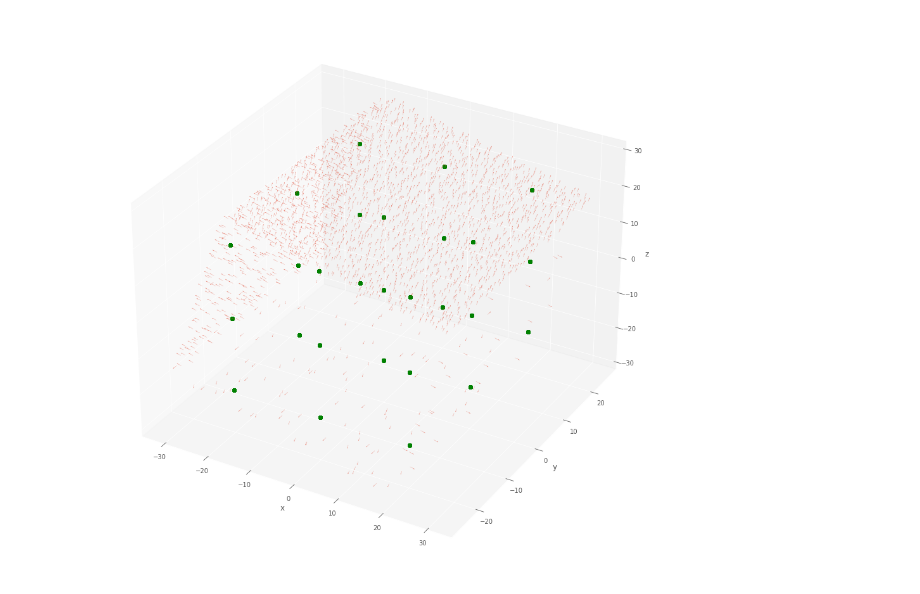
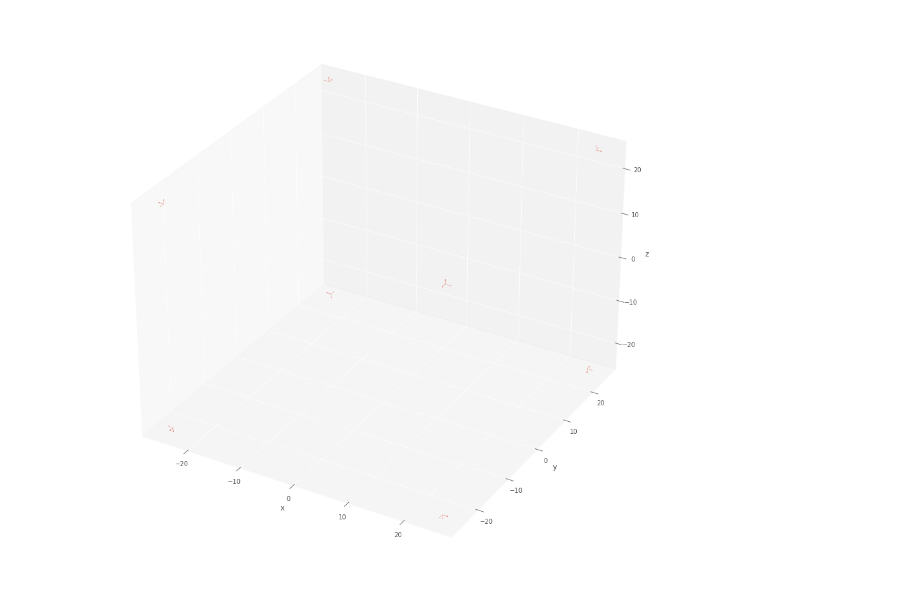
Before and after one commit to sketchbooks99/mypt, a Jupyter notebook: src/python/Plot Vector at intersection.ipynb, the cells around one changed output. Drawn from its saved outputs; the diff is of its cells as text; code cells hidden in the pictures.

```diff
--- a/src/python/Plot Vector at intersection.ipynb
+++ b/src/python/Plot Vector at intersection.ipynb
@@ -97,20 +97,21 @@ def is_normal_reversed(p, n, sphere):
         return False
 
 def plot_normal(config, axes, scale=10, orig_name='p'):
-    # Make the grid
-    x, y, z = np.meshgrid(np.linspace(-2*scale, 2*scale, 3),
-                          np.linspace(-2*scale, 2*scale, 3),
-                          np.linspace(-2*scale, 2*scale, 3))
-    p = intersect_config['p']*scale
+    p = config[orig_name]*scale
+    n = config['normal']
 
-def plot_intersect(config, axes, scale=10):
+    axes.set(xlabel='x', ylabel='y', zlabel='z')
+    axes.quiver(p.x, p.y, p.z, n.x, n.y, n.z, linewidth=0.2)
+
+def plot_intersect(config, axes, dir_names, scale=10):
+    p = config['p']*scale
+
+    for d in dir_names:
+        v = config[d]
+        axes.quiver(p.x, p.y, p.z, v.x, v.y, v.z, linewidth=0.2)
 
 # ref(plot vector): https://sabopy.com/py/matplotlib_3d_13/
 def plot_intersect_with_vector(config, axes, scale=10, sphere=None):
-    # Make the grid
-    x, y, z = np.meshgrid(np.linspace(-2*scale,2*scale,3),
-                          np.linspace(-2*scale,2*scale,3),
-                          np.linspace(-2*scale,2*scale,3))
 
     # Pass the config to variables
     is_into = intersect_config['into']
@@ -119,43 +120,34 @@ def plot_intersect_with_vector(config, axes, scale=10, sphere=None):
     outdir = intersect_config['dir']
     n = intersect_config['normal']
     indir = intersect_config['in']
     in2p = p - indir
 
     # Make the direction data for the arrows
     axes.set(xlabel='x', ylabel='y', zlabel='z')
     axes.quiver(p.x, p.y, p.z, n.x, n.y, n.z, linewidth=0.2);
-    axes.plot(x.ravel(), y.ravel(), z.ravel(), 'go')
 
 def main():
     datapath = "../../cube.log"
     with open(datapath, 'r') as log:
         lines = log.readlines()
 
     in_cnt = 0
     n_in_cnt = 0
     cnt = 0
     fig, axes = prepare_3dplot()
     for l in lines:
         config = extract_intersect_config(l)
-        if not 'into' in config.keys():
+        if not 'p0' in config.keys():
             continue
-
-#         if is_normal_reversed(config['p'], config['normal'], sphere):
-#             n_in_cnt += 1
-
-        if cnt % 10 == 0:
-            plot_intersect_with_vector(config, axes)
-#         if not 'p' in config.keys() or not'in' in config.keys():
-#             continue
-#         if is_into(config['p'], config['in'], sphere):
-#             in_cnt += 1
+        for p in ['p0', 'p1', 'p2']:
+            plot_normal(config, axes, orig_name=p)
         cnt += 1
 #     print(in_cnt / len(lines))
     plt.show()
 #     print(n_in_cnt / cnt)
 #     plt.savefig('figure.png')
 
 if __name__ == "__main__":
     main()
 # %% [output]
-[figure, old version]
+[figure, new version]
```
Also changed, not shown: 9 other files.
